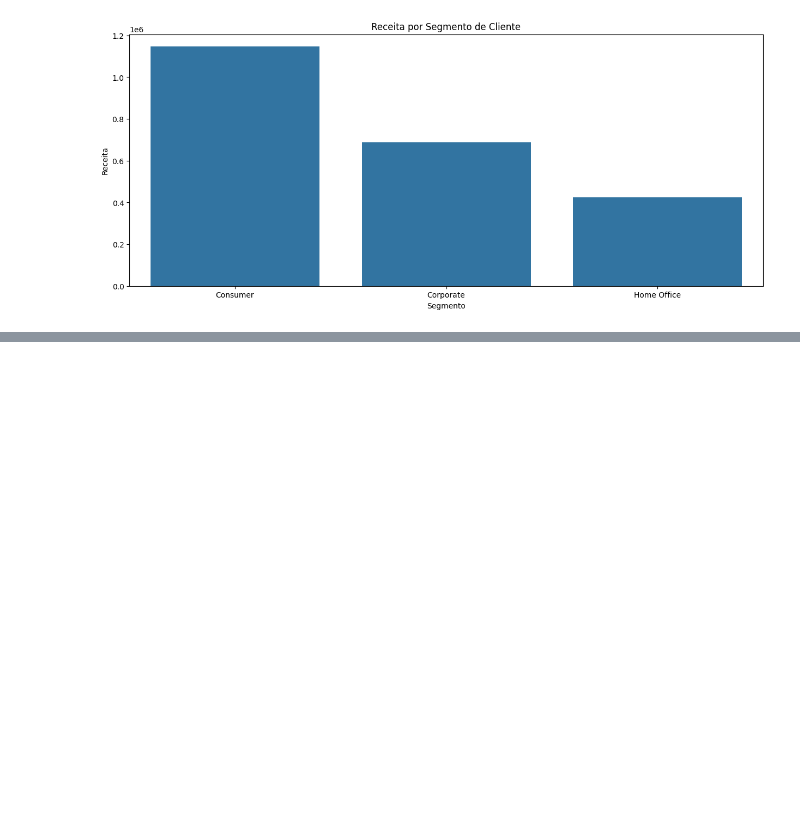
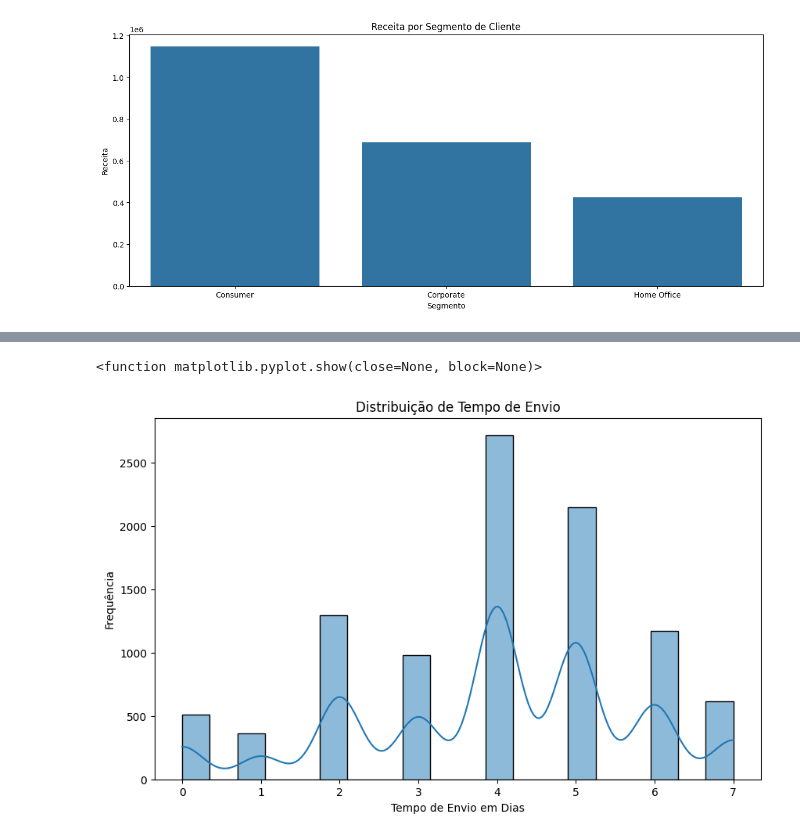
Before and after one commit to GuilhermeAugustox/Analise-de-Dados-de-Venda, a Jupyter notebook: abertura.ipynb, the cells around one changed output, grey strips where cells are left out. Cells and saved outputs as stored; diff of their text form; code cells hidden in the pictures; blank space fills up the shorter version.

Commit message:
Finalização dos gráficos relacionados ao tempo

```diff
--- a/abertura.ipynb
+++ b/abertura.ipynb
@@ -234,3 +234,9 @@ plt.ylabel('Receita')
 plt.show()
 # %% [output]
 [figure]
+# %%
+df['Order Date'] = pd.to_datetime(df['Order Date'], dayfirst=True)
+df['Ship Date'] = pd.to_datetime(df['Ship Date'], dayfirst=True)
+
+df['Time'] = (df['Ship Date'] - df['Order Date']).dt.days
+df[['Order Date', 'Ship Date', 'Time']].head()
@@ -236,0 +250,10 @@ plt.show()
+# %%
+plt.figure(figsize = (10, 6))
+sns.histplot(df['Time'], bins = 20, kde = True)
+plt.title('Distribuição de Tempo de Envio')
+plt.xlabel('Tempo de Envio em Dias')
+plt.ylabel('Frequência')
+plt.show
+# %% [output]
+<function matplotlib.pyplot.show(close=None, block=None)>
+[figure, added]
```
Also changed, not shown: parts of 7 cells of this notebook.
